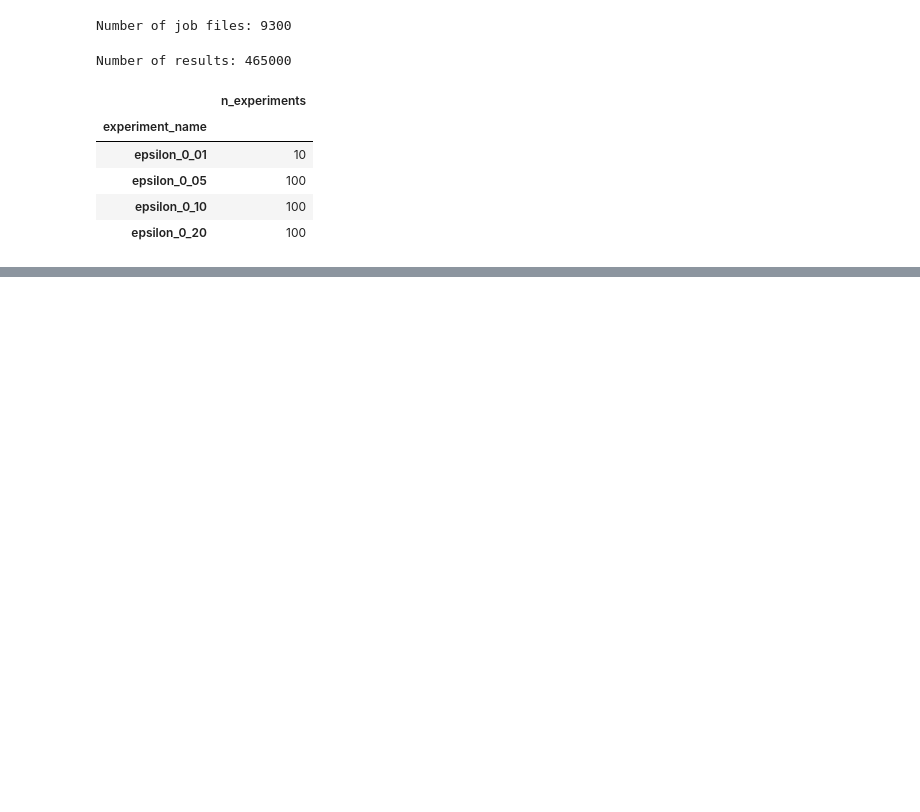
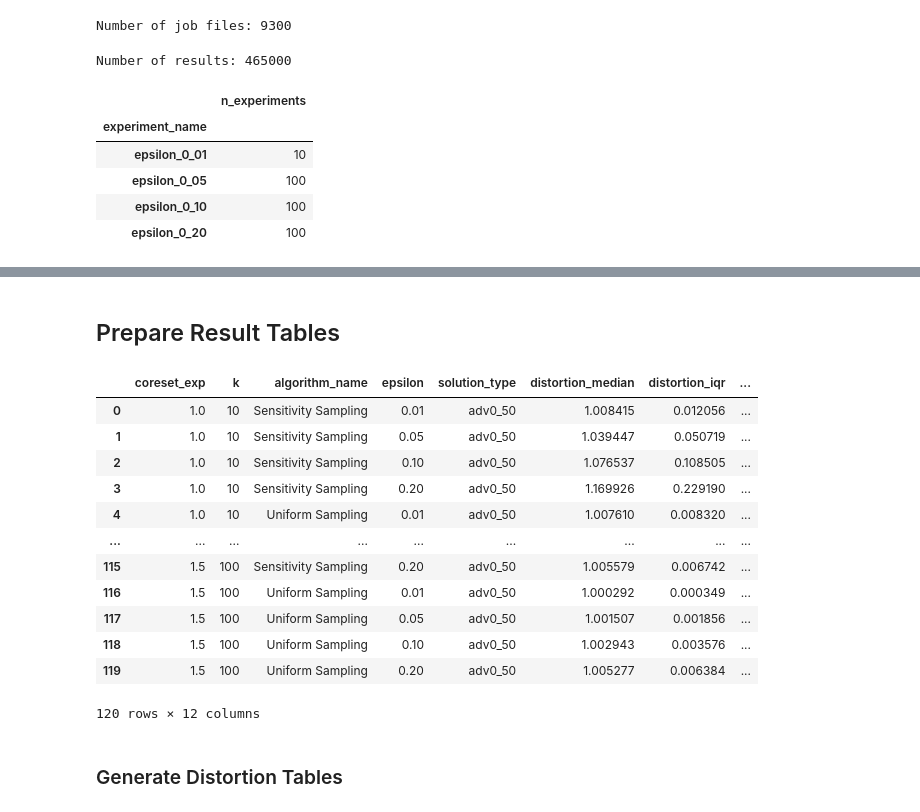
Before and after one commit to sheikhomar/yace, a Jupyter notebook: notebooks/10-results-instance-2.ipynb, the cells around one changed output, grey strips where cells are left out. Cells and saved outputs as stored; diff of their text form; code cells hidden in the pictures; blank space fills up the shorter version.

```diff
--- a/notebooks/10-results-instance-2.ipynb
+++ b/notebooks/10-results-instance-2.ipynb
@@ -141,0 +206,31 @@ fig.savefig(f"plots-boxplot-distortions-instance-2.pdf", bbox_inches="tight")
+# %% [markdown]
+## Prepare Result Tables
+# %%
+grouping_cols = ["coreset_exp", "k", "algorithm_name", "epsilon", "solution_type"]
+aggregation_spec = dict(
+    distortion_median=("distortion", np.median),
+    distortion_iqr=("distortion", sp.stats.iqr),
+    input_cost_median=("input_cost", np.median),
+    input_cost_iqr=("input_cost", sp.stats.iqr),
+    n_solutions=("distortion", "count")
+)
+df_grouped = df_prefiltered.groupby(grouping_cols).agg(**aggregation_spec).reset_index()
+add_combined_median_iqr(df=df_grouped, attr="distortion")
+add_combined_median_iqr(df=df_grouped, attr="input_cost", g_format=True)
+df_grouped
+# %% [output]
+|  | coreset_exp | k | algorithm_name | epsilon | solution_type | distortion_median | distortion_iqr | ... |
+| 0 | 1.0 | 10 | Sensitivity Sampling | 0.01 | adv0_50 | 1.008415 | 0.012056 | ... |
+| 1 | 1.0 | 10 | Sensitivity Sampling | 0.05 | adv0_50 | 1.039447 | 0.050719 | ... |
+| 2 | 1.0 | 10 | Sensitivity Sampling | 0.10 | adv0_50 | 1.076537 | 0.108505 | ... |
+| 3 | 1.0 | 10 | Sensitivity Sampling | 0.20 | adv0_50 | 1.169926 | 0.229190 | ... |
+| 4 | 1.0 | 10 | Uniform Sampling | 0.01 | adv0_50 | 1.007610 | 0.008320 | ... |
+| ... | ... | ... | ... | ... | ... | ... | ... | ... |
+| 115 | 1.5 | 100 | Sensitivity Sampling | 0.20 | adv0_50 | 1.005579 | 0.006742 | ... |
+| 116 | 1.5 | 100 | Uniform Sampling | 0.01 | adv0_50 | 1.000292 | 0.000349 | ... |
+| 117 | 1.5 | 100 | Uniform Sampling | 0.05 | adv0_50 | 1.001507 | 0.001856 | ... |
+| 118 | 1.5 | 100 | Uniform Sampling | 0.10 | adv0_50 | 1.002943 | 0.003576 | ... |
+| 119 | 1.5 | 100 | Uniform Sampling | 0.20 | adv0_50 | 1.005277 | 0.006384 | ... |
+120 rows × 12 columns
+# %% [markdown]
+### Generate Distortion Tables
```
Also changed, not shown: parts of 12 cells of this notebook, 6 other files.
